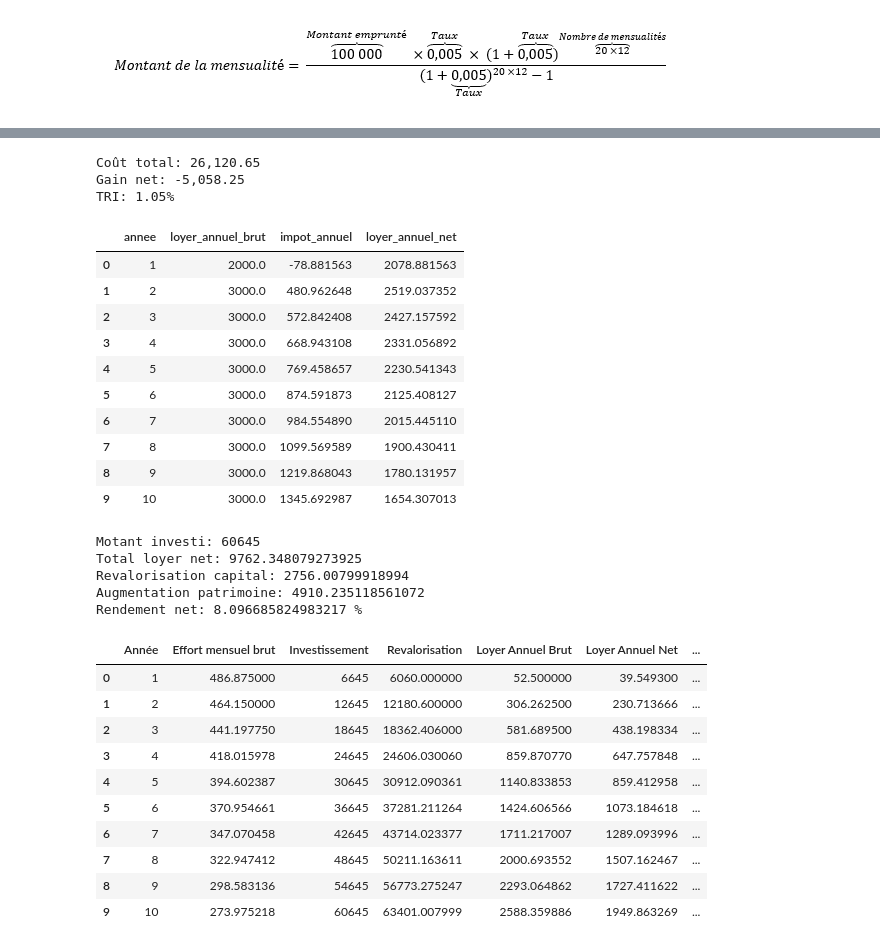
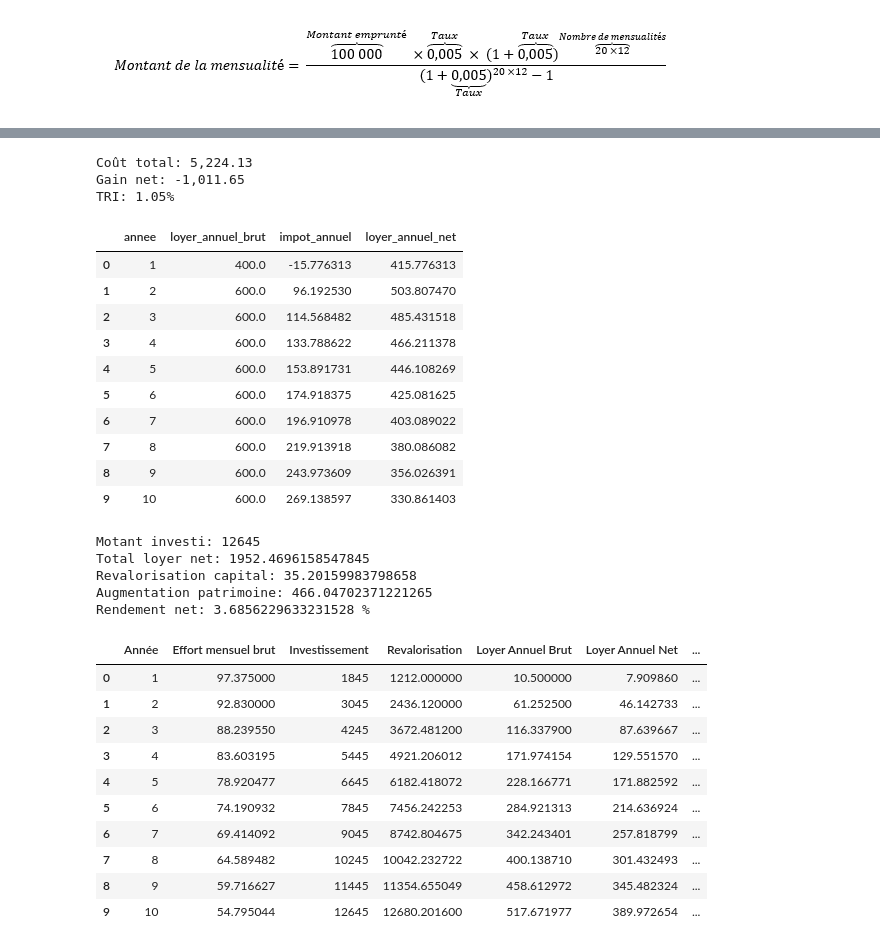
Before and after one commit to benoit-cty/simulateur_investissement, a Jupyter notebook: simu_scpi.ipynb, the cells around one changed output, grey strips where cells are left out. Drawn from its saved outputs; the diff is of its cells as text; code cells hidden in the pictures.

```diff
--- a/simu_scpi.ipynb
+++ b/simu_scpi.ipynb
@@ -414,44 +355,44 @@ TRI: 4.37%
 # %%
 scpi_credit = InvestissementCredit(**all_scpi["coeur-de-regions"])
-df = scpi_credit.calculer_rendement(nb_annees=10, montant_investi=50_000, taux_emprunt=4.5, assurance_taux=0, frais_dossier=0)
+df = scpi_credit.calculer_rendement(nb_annees=10, montant_investi=10_000, taux_emprunt=4.5, assurance_taux=0, frais_dossier=0)
 print(f"Coût total: {scpi_credit.cout_total:,.2f}")
 print(f"Gain net: {scpi_credit.gain_net:,.2f}")
 print(f"TRI: {scpi_credit.tri:.2%}")
 scpi_credit.historique_annuel
 # scpi_credit.historique_mensuel
 # %% [output]
-Coût total: 26,120.65
-Gain net: -5,058.25
+Coût total: 5,224.13
+Gain net: -1,011.65
 TRI: 1.05%
 |  | annee | loyer_annuel_brut | impot_annuel | loyer_annuel_net |
-| 0 | 1 | 2000.0 | -78.881563 | 2078.881563 |
-| 1 | 2 | 3000.0 | 480.962648 | 2519.037352 |
-| 2 | 3 | 3000.0 | 572.842408 | 2427.157592 |
-| 3 | 4 | 3000.0 | 668.943108 | 2331.056892 |
-| 4 | 5 | 3000.0 | 769.458657 | 2230.541343 |
-| 5 | 6 | 3000.0 | 874.591873 | 2125.408127 |
-| 6 | 7 | 3000.0 | 984.554890 | 2015.445110 |
-| 7 | 8 | 3000.0 | 1099.569589 | 1900.430411 |
-| 8 | 9 | 3000.0 | 1219.868043 | 1780.131957 |
-| 9 | 10 | 3000.0 | 1345.692987 | 1654.307013 |
+| 0 | 1 | 400.0 | -15.776313 | 415.776313 |
+| 1 | 2 | 600.0 | 96.192530 | 503.807470 |
+| 2 | 3 | 600.0 | 114.568482 | 485.431518 |
+| 3 | 4 | 600.0 | 133.788622 | 466.211378 |
+| 4 | 5 | 600.0 | 153.891731 | 446.108269 |
+| 5 | 6 | 600.0 | 174.918375 | 425.081625 |
+| 6 | 7 | 600.0 | 196.910978 | 403.089022 |
+| 7 | 8 | 600.0 | 219.913918 | 380.086082 |
+| 8 | 9 | 600.0 | 243.973609 | 356.026391 |
+| 9 | 10 | 600.0 | 269.138597 | 330.861403 |
 # %%
 scpi = InvestissementDirect(**all_scpi["corum-eurion"])
-scpi.calculer_rendement(nb_annees=10, investissement_mensuel=500, investissement_initial=3*215)
+scpi.calculer_rendement(nb_annees=10, investissement_mensuel=100, investissement_initial=3*215)
 scpi.historique_annuel
 # %% [output]
-Motant investi: 60645
-Total loyer net: 9762.348079273925
-Revalorisation capital: 2756.00799918994
-Augmentation patrimoine: 4910.235118561072
-Rendement net: 8.096685824983217 %
+Motant investi: 12645
+Total loyer net: 1952.4696158547845
+Revalorisation capital: 35.20159983798658
+Augmentation patrimoine: 466.04702371221265
+Rendement net: 3.6856229633231528 %
 |  | Année | Effort mensuel brut | Investissement | Revalorisation | Loyer Annuel Brut | Loyer Annuel Net | ... |
-| 0 | 1 | 486.875000 | 6645 | 6060.000000 | 52.500000 | 39.549300 | ... |
-| 1 | 2 | 464.150000 | 12645 | 12180.600000 | 306.262500 | 230.713666 | ... |
-| 2 | 3 | 441.197750 | 18645 | 18362.406000 | 581.689500 | 438.198334 | ... |
-| 3 | 4 | 418.015978 | 24645 | 24606.030060 | 859.870770 | 647.757848 | ... |
-| 4 | 5 | 394.602387 | 30645 | 30912.090361 | 1140.833853 | 859.412958 | ... |
-| 5 | 6 | 370.954661 | 36645 | 37281.211264 | 1424.606566 | 1073.184618 | ... |
-| 6 | 7 | 347.070458 | 42645 | 43714.023377 | 1711.217007 | 1289.093996 | ... |
-| 7 | 8 | 322.947412 | 48645 | 50211.163611 | 2000.693552 | 1507.162467 | ... |
-| 8 | 9 | 298.583136 | 54645 | 56773.275247 | 2293.064862 | 1727.411622 | ... |
-| 9 | 10 | 273.975218 | 60645 | 63401.007999 | 2588.359886 | 1949.863269 | ... |
+| 0 | 1 | 97.375000 | 1845 | 1212.000000 | 10.500000 | 7.909860 | ... |
+| 1 | 2 | 92.830000 | 3045 | 2436.120000 | 61.252500 | 46.142733 | ... |
+| 2 | 3 | 88.239550 | 4245 | 3672.481200 | 116.337900 | 87.639667 | ... |
+| 3 | 4 | 83.603195 | 5445 | 4921.206012 | 171.974154 | 129.551570 | ... |
+| 4 | 5 | 78.920477 | 6645 | 6182.418072 | 228.166771 | 171.882592 | ... |
+| 5 | 6 | 74.190932 | 7845 | 7456.242253 | 284.921313 | 214.636924 | ... |
+| 6 | 7 | 69.414092 | 9045 | 8742.804675 | 342.243401 | 257.818799 | ... |
+| 7 | 8 | 64.589482 | 10245 | 10042.232722 | 400.138710 | 301.432493 | ... |
+| 8 | 9 | 59.716627 | 11445 | 11354.655049 | 458.612972 | 345.482324 | ... |
+| 9 | 10 | 54.795044 | 12645 | 12680.201600 | 517.671977 | 389.972654 | ... |
```
Also changed, not shown: parts of 7 cells of this notebook, 1 other file.
